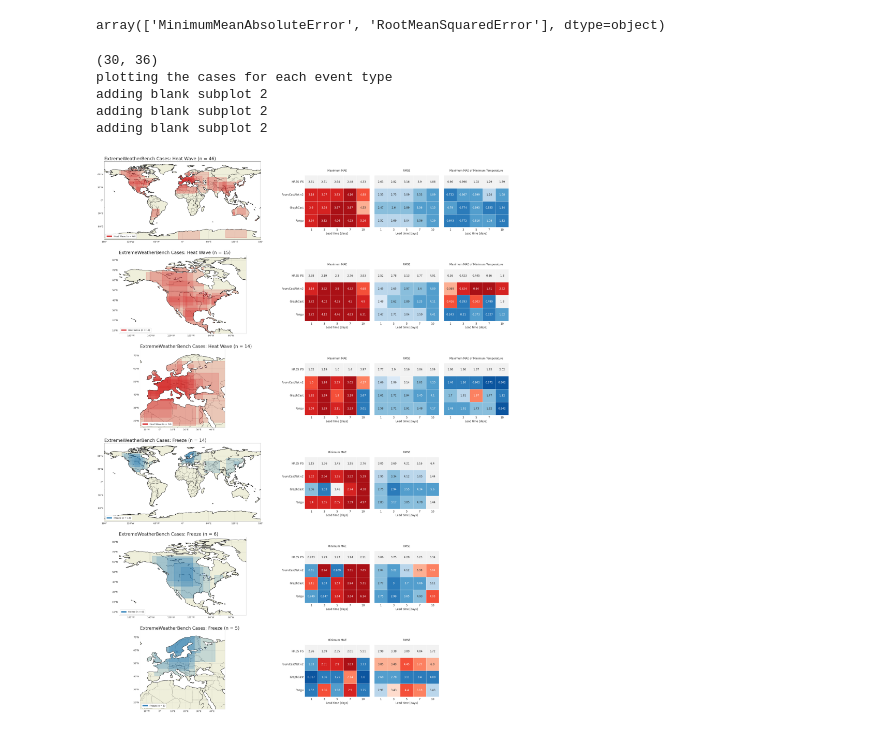
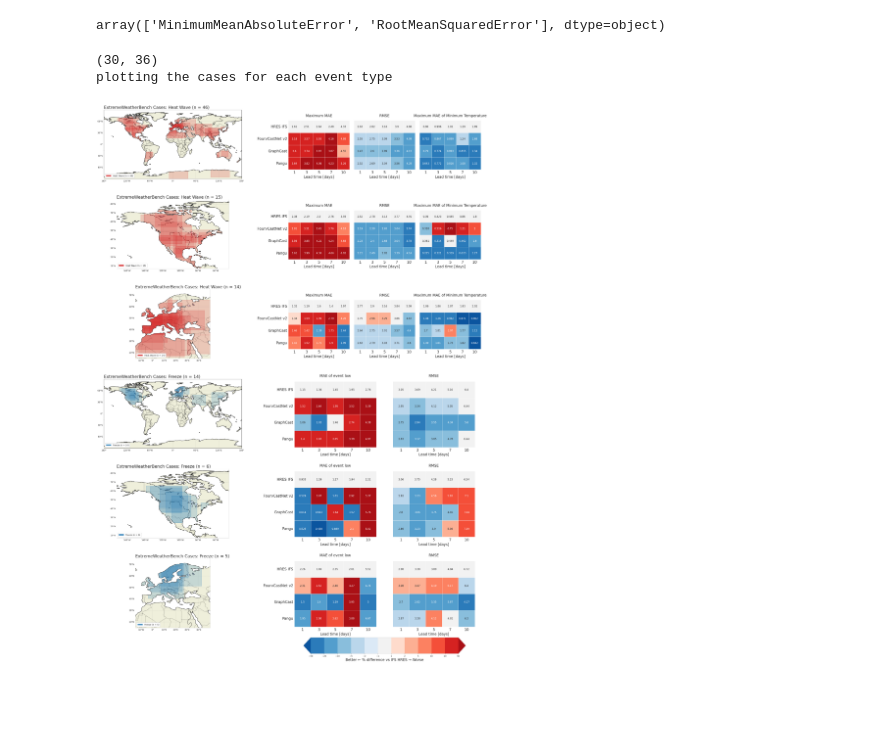
Before and after one commit to amymcgovern/extreme-weather-bench-paper, a Jupyter notebook: src/plots/figure2.ipynb, the cells around one changed output. Saved outputs shown, nothing was run; the diff lists cells and outputs as text; code cells hidden in the pictures; blank space fills up the shorter version.

Commit message:
added colorbar options to the heatmaps so it will work in the giant subplots

```diff
--- a/src/plots/figure2.ipynb
+++ b/src/plots/figure2.ipynb
@@ -184,7 +184,7 @@ def get_error_array_for_heatmap(results_array, hres_results, forecast_sources, t
 heat_metric_str = ['MaximumMeanAbsoluteError', 'RootMeanSquaredError', 'MaximumLowestMeanAbsoluteError']
 freeze_metric_str = ['MinimumMeanAbsoluteError', 'RootMeanSquaredError']
 heat_display_str = ['Maximum MAE', 'RMSE', 'Maximum MAE of Minimum Temperature']
-freeze_display_str = ['Minimum MAE', 'RMSE']
+freeze_display_str = ['MAE of event low', 'RMSE']
 
 lead_time_days = [1, 3, 5, 7, 10]
 
@@ -212,7 +212,7 @@ fig = plt.figure(figsize=figsize)
 # Use negative hspace to compress vertical spacing (negative values allow overlap)
 gs = GridSpec(n_rows, n_cols, figure=fig,
               left=0.05, right=0.95, top=0.98, bottom=0.02,
-              wspace=0.1, hspace=0.2,
+              wspace=0.1, hspace=0.3,
               width_ratios=[1, 1])  # Make column 2 (index 2) 1.5x wider
 
 # Create a grid of subplots - specify which ones should use cartopy
@@ -314,38 +314,35 @@ pp.plot_heatmap(
     eu_rel_heat_error,
     eu_heat_error,
     heat_settings,
     ax=axs[2, 1],)
 
 pp.plot_heatmap(
     global_rel_freeze_error,
     global_freeze_error,
     freeze_settings,
     ax=axs[3, 1],
 )
 
 pp.plot_heatmap(
     na_rel_freeze_error,
     na_freeze_error,
     freeze_settings,
     ax=axs[4, 1],
 )
 
 pp.plot_heatmap(
     eu_rel_freeze_error,
     eu_freeze_error,
     freeze_settings,
     ax=axs[5, 1],
+    show_colorbar=True,
 )
-#fig.subplots_adjust(hspace=0.0)  # Set hspace to 0 to remove all vertical spacing
 
 #fig.savefig(basepath + "docs/notebooks/figs/figure2.png", dpi=600)
 # %% [output]
 (30, 36)
 plotting the cases for each event type
-adding blank subplot 2
-adding blank subplot 2
-adding blank subplot 2
-[figure, old version]
+[figure, new version]
 # %%
 # second column of figure 2 shows the scorecard
 pp.plot_heatmap(
```
Also changed, not shown: parts of 1 cell of this notebook, 2 other files.
